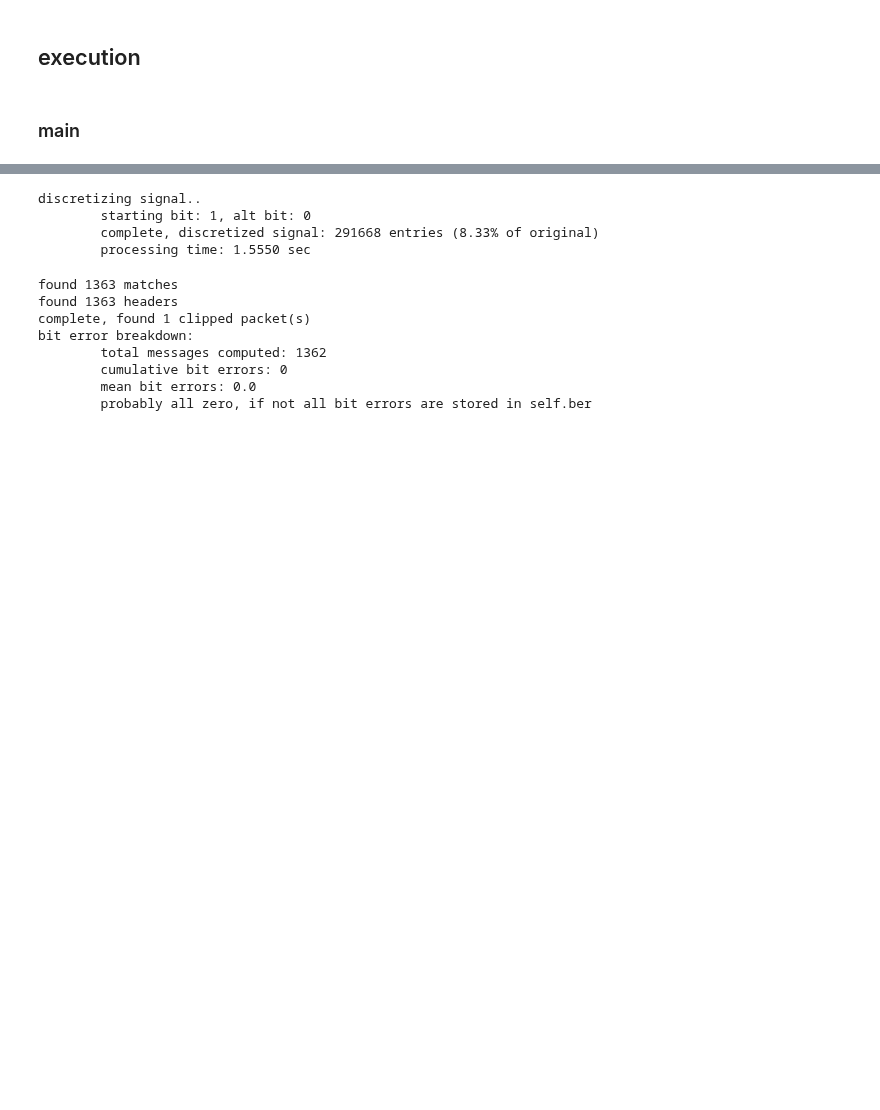
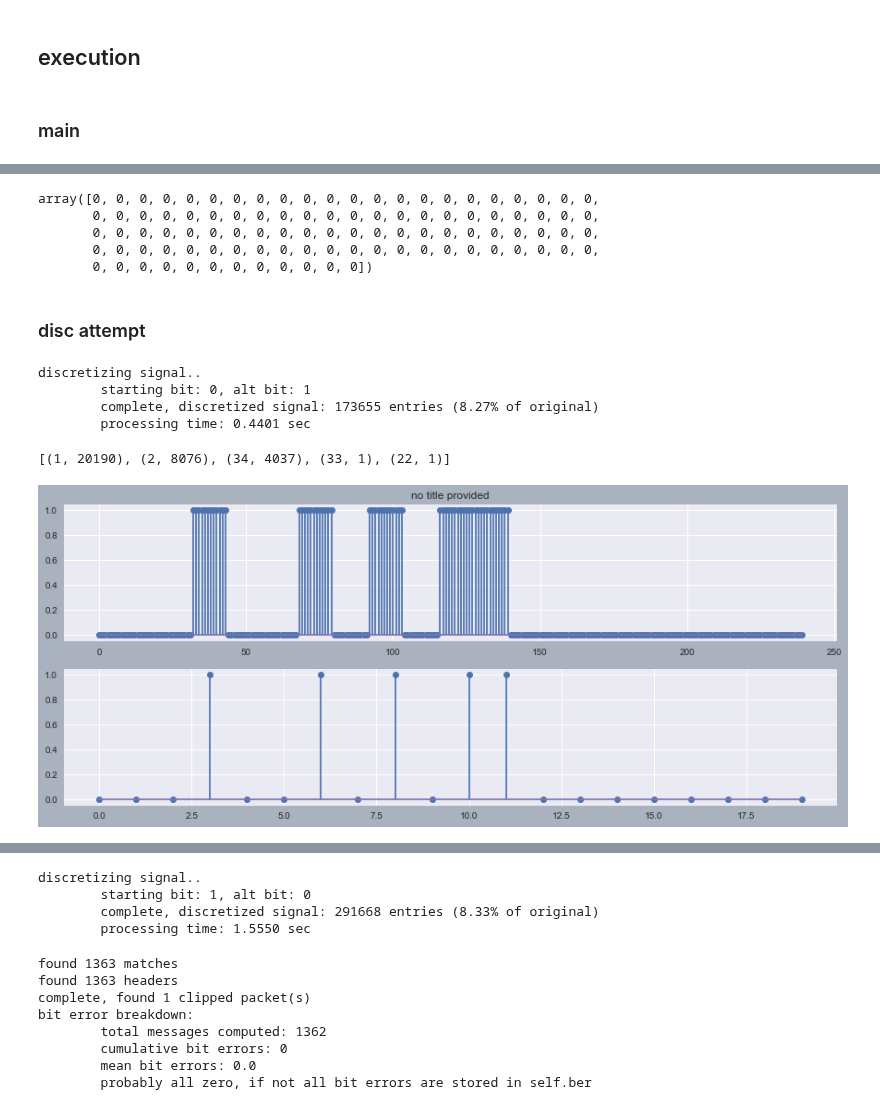
Before and after one commit to tjbergst/data-parsing, a Jupyter notebook: code-parser-translation.ipynb, the cells around one changed output, grey strips where cells are left out. Saved outputs shown, nothing was run; the diff lists cells and outputs as text; code cells hidden in the pictures; blank space fills up the shorter version.

```diff
--- a/code-parser-translation.ipynb
+++ b/code-parser-translation.ipynb
@@ -469,0 +584,28 @@ created data message, 160 bits
+# %%
+DP.data[:100]
+# %% [output]
+array([0, 0, 0, 0, 0, 0, 0, 0, 0, 0, 0, 0, 0, 0, 0, 0, 0, 0, 0, 0, 0, 0,
+       0, 0, 0, 0, 0, 0, 0, 0, 0, 0, 0, 0, 0, 0, 0, 0, 0, 0, 0, 0, 0, 0,
+       0, 0, 0, 0, 0, 0, 0, 0, 0, 0, 0, 0, 0, 0, 0, 0, 0, 0, 0, 0, 0, 0,
+       0, 0, 0, 0, 0, 0, 0, 0, 0, 0, 0, 0, 0, 0, 0, 0, 0, 0, 0, 0, 0, 0,
+       0, 0, 0, 0, 0, 0, 0, 0, 0, 0, 0, 0])
+# %% [markdown]
+### disc attempt
+# %%
+DP.discretize_signal(spb=12)
+# %% [output]
+discretizing signal..
+        starting bit: 0, alt bit: 1
+        complete, discretized signal: 173655 entries (8.27% of original)
+        processing time: 0.4401 sec
+# %%
+DP.get_signal_stats(DP.discretized_array)
+# %% [output]
+[(1, 20190), (2, 8076), (34, 4037), (33, 1), (22, 1)]
+# %%
+DP.compare_plots(
+    30,
+    50
+)
+# %% [output]
+[figure, added]
```
Also changed, not shown: parts of 27 cells of this notebook.
